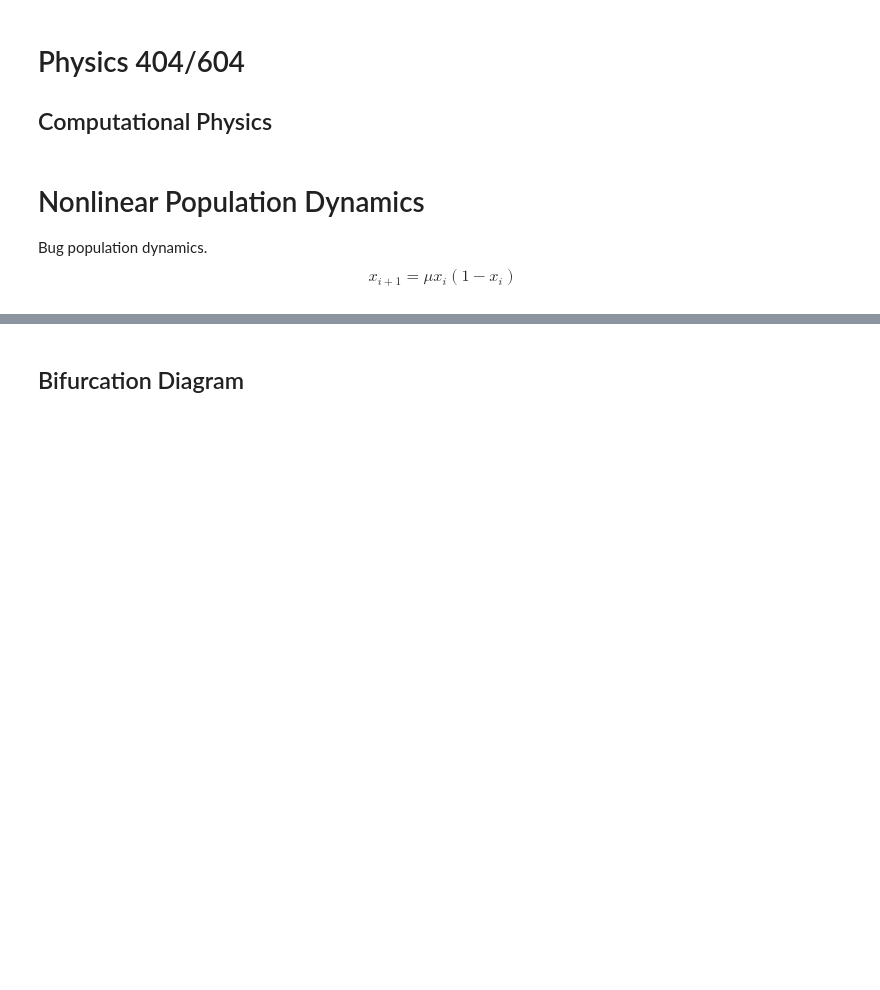
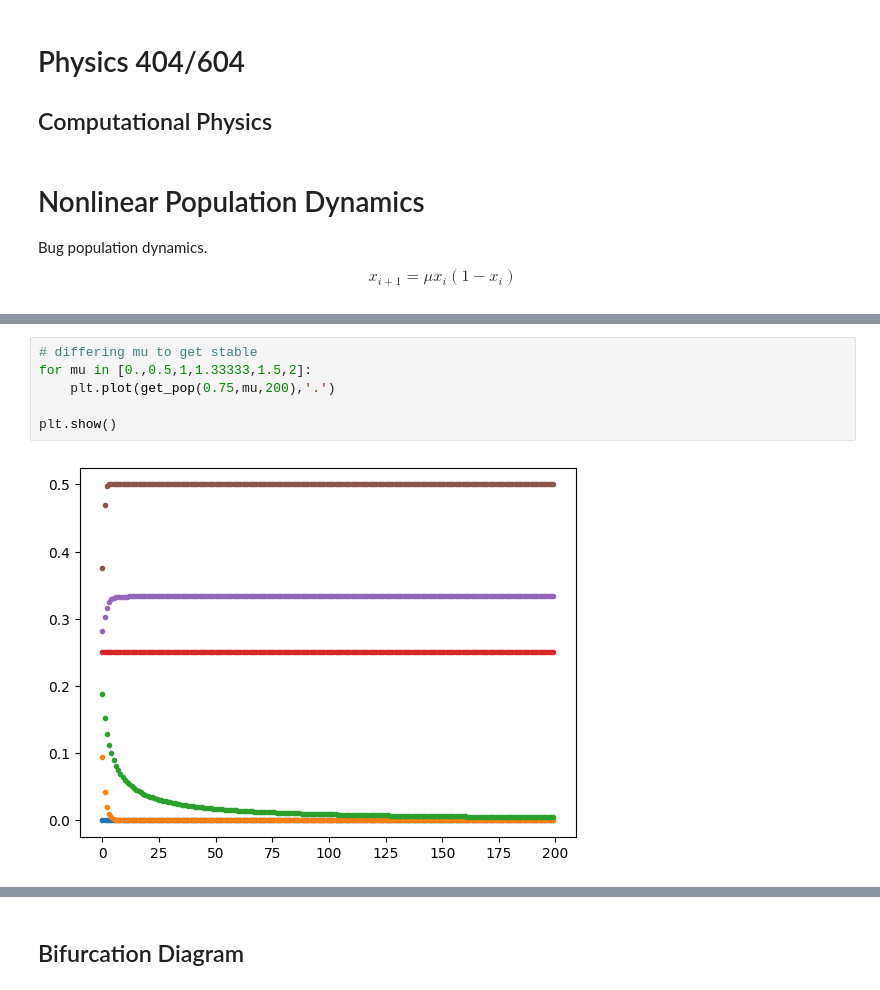
Before and after one commit to tedjohnson12/computational-physics-class-404-604-Spring-2024, a Jupyter notebook: Lect12.ipynb, the cells around one changed output, grey strips where cells are left out. Drawn from its saved outputs; the diff is of its cells as text; blank space fills up the shorter version.

```diff
--- a/Lect12.ipynb
+++ b/Lect12.ipynb
@@ -100,3 +109,11 @@ Your results should be highly sensitive to the value for the growth rate $\mu$
   and  μ′=4.0(1−$\epsilon$)
  , where  $\epsilon$$\sim$10$^{−10}$
  . Both simulations should start off the same but eventually diverge.
+# %%
+# differing mu to get stable
+for mu in [0.,0.5,1,1.33333,1.5,2]:
+    plt.plot(get_pop(0.75,mu,200),'.')
+
+plt.show()
+# %% [output]
+[figure, added]
```
Also changed, not shown: parts of 9 cells of this notebook.
